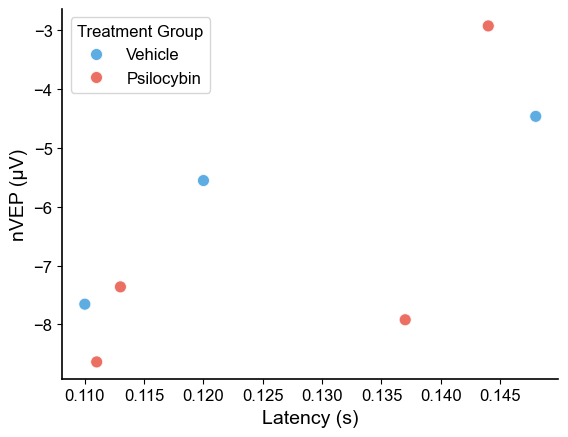
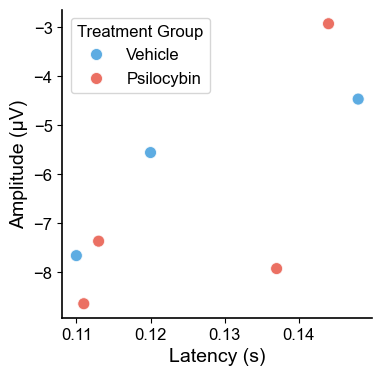
Unified diff of the notebook cell whose output changed from the first chart to the second:
--- before
+++ after
@@ -1,2 +1,3 @@
+fig, ax = plt.subplots(figsize = (4, 4))
 sns.scatterplot(
     data = vep_df,
@@ -8,5 +9,5 @@
     alpha=0.8
 )
-
+ax.set(ylabel = "Amplitude (µV)")
 plt.savefig(
     output_dir + r'\nVEP_latency_scatter.png', 

Commit: plot fixing + requirements addition